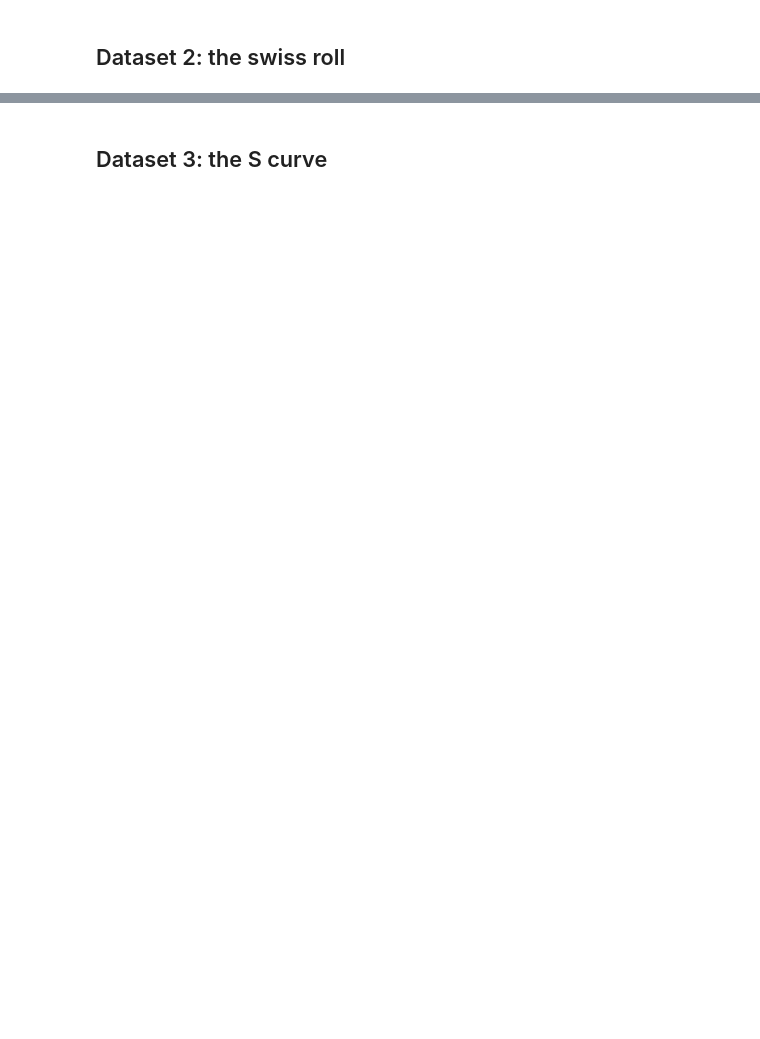
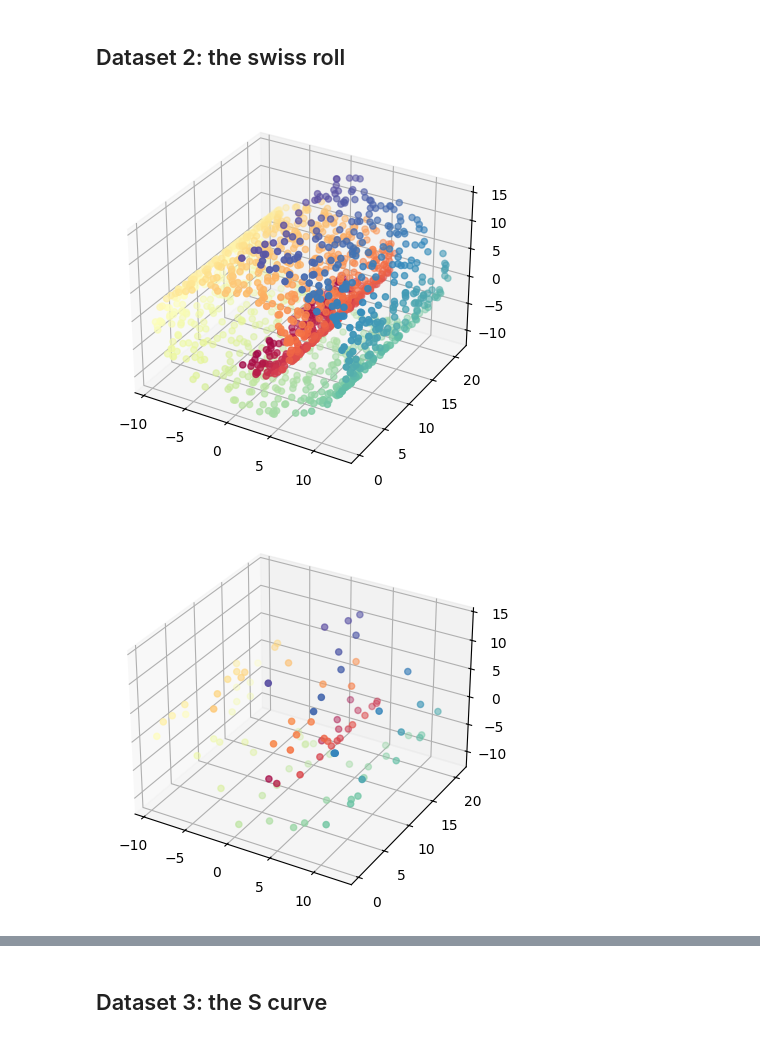
Before and after one commit to InigoMartinezCiriza/MF, a Jupyter notebook: P3/HW_03_MF_2025.ipynb, the cells around one changed output, grey strips where cells are left out. Drawn from its saved outputs; the diff is of its cells as text; code cells hidden in the pictures; blank space fills up the shorter version.

```diff
--- a/P3/HW_03_MF_2025.ipynb
+++ b/P3/HW_03_MF_2025.ipynb
@@ -172,11 +266,18 @@ X_new, y_new = make_blobs(n_samples=N_new, n_features=50, centers=2,
 # %%
 N=1500
 X, color = make_swiss_roll(n_samples=N, random_state=seed)
 
 fig = plt.figure()
 ax = fig.add_subplot(111, projection='3d')
 ax.scatter(X[:, 0], X[:, 1], X[:, 2], c=color, cmap=my_cmap)
 plt.show()
 
 N_new=100
 X_new, color_new = make_swiss_roll(n_samples=N_new, random_state=seed+1)
+fig = plt.figure()
+ax = fig.add_subplot(111, projection='3d')
+ax.scatter(X_new[:, 0], X_new[:, 1], X_new[:, 2], c=color_new, cmap=my_cmap)
+plt.show()
+# %% [output]
+[figure, added]
+[figure, added]
```
Also changed, not shown: parts of 10 cells of this notebook.
